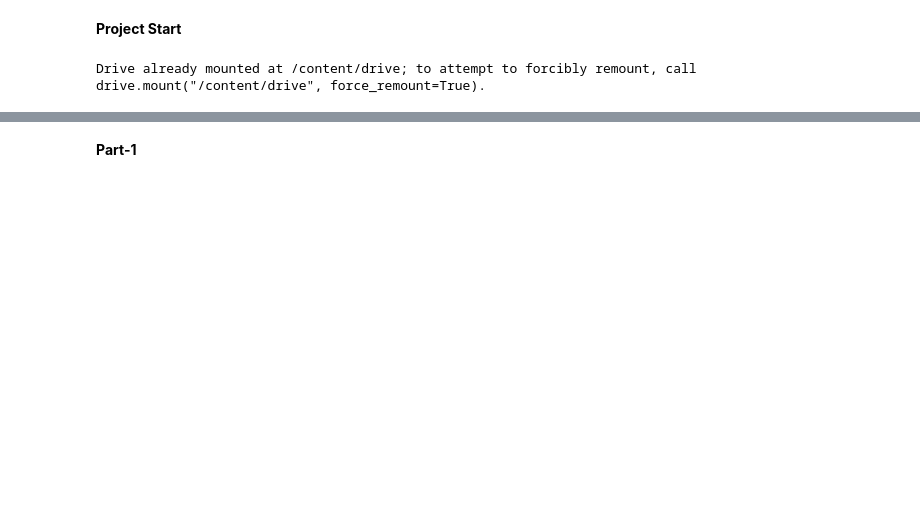
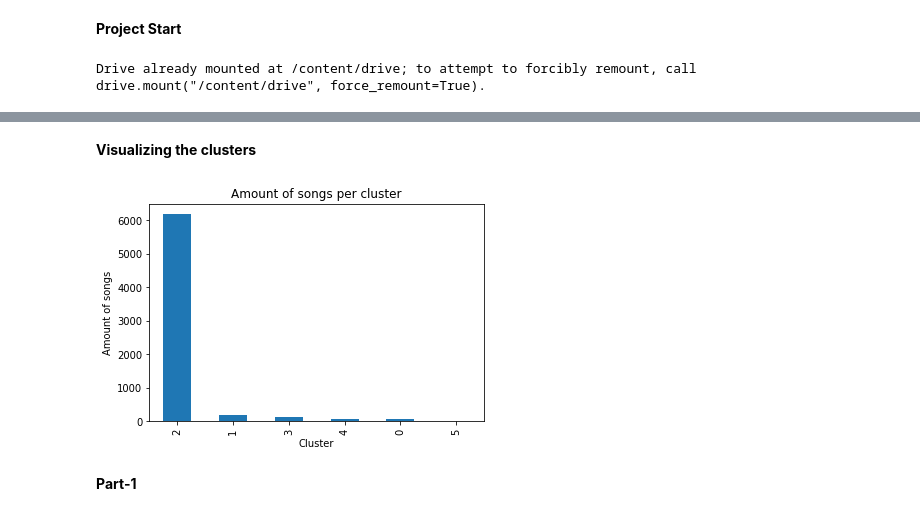
Before and after one commit to darkginka/Disease-Based-Diet-Recommanded-System, a Jupyter notebook: DRS.ipynb, the cells around one changed output, grey strips where cells are left out. Saved outputs shown, nothing was run; the diff lists cells and outputs as text; code cells hidden in the pictures; blank space fills up the shorter version.

```diff
--- a/DRS.ipynb
+++ b/DRS.ipynb
@@ -23,0 +67,5 @@ disease_nutrition.head()
+# %%
+columns_to_cluster_scaled = ['Vitamin_A', 'Vitamin_B12', 'Vitamin_B6', 'Vitamin_C',
+           'Vitamin_E', 'Vitamin_K']
+# %%
+df_songs_scaled = pd.DataFrame(songs_scaled, columns=columns_to_cluster_scaled)
@@ -23,0 +132,12 @@ disease_nutrition.head()
+# %% [markdown]
+**Visualizing the clusters**
+# %%
+df_songs_scaled['cluster'] = model.labels_
+
+df_songs_scaled['cluster'].value_counts().plot(kind='bar')
+plt.xlabel('Cluster')
+plt.ylabel('Amount of songs')
+plt.title('Amount of songs per cluster')
+plt.show()
+# %% [output]
+[figure, added]
```
Also changed, not shown: parts of 17 cells of this notebook.
